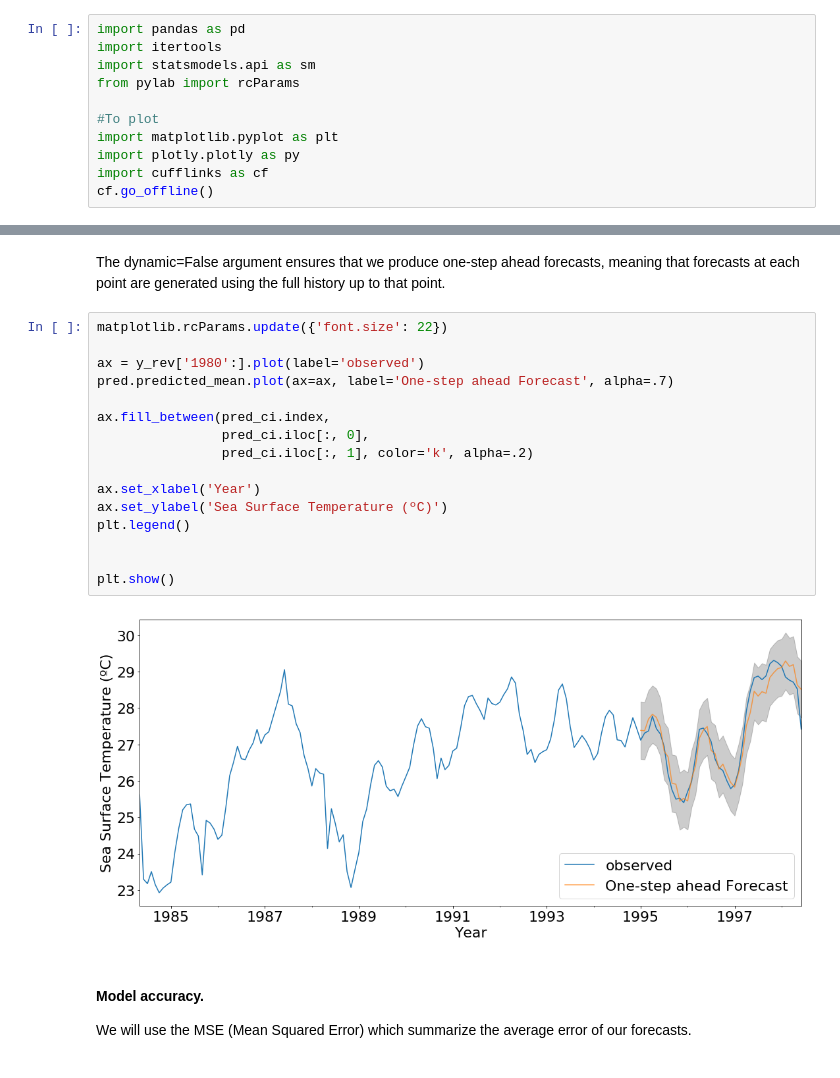
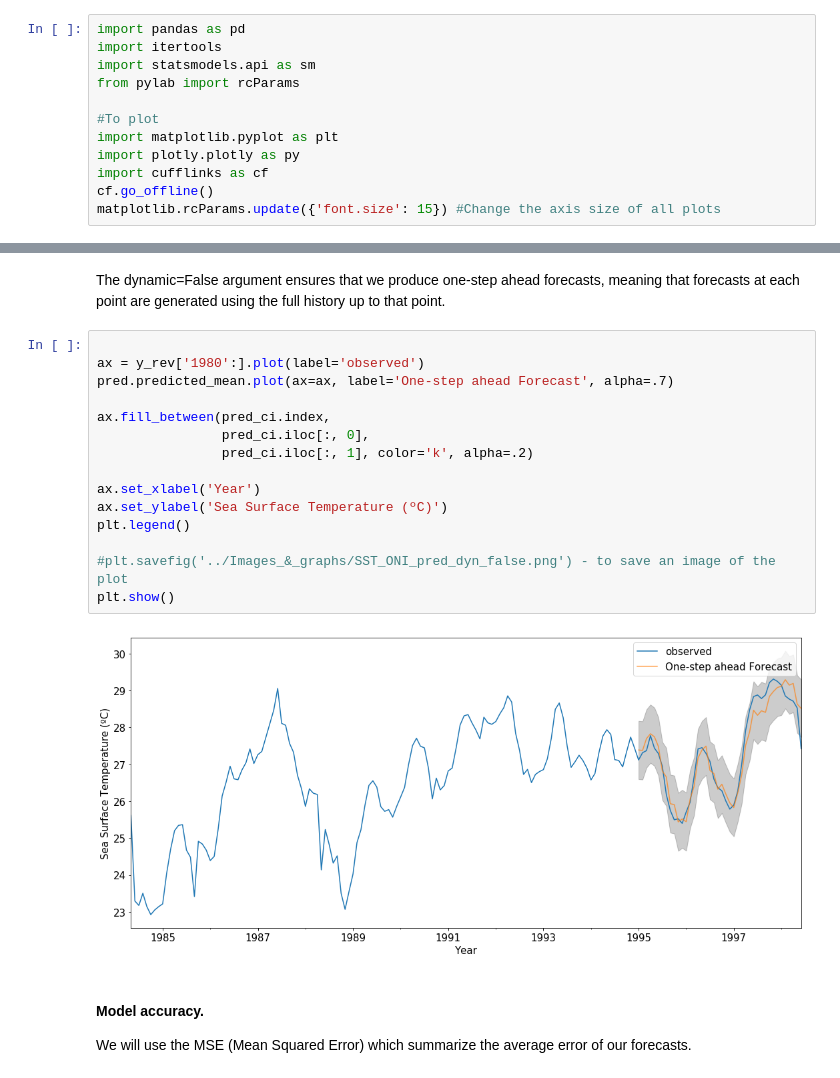
Before and after one commit to dvsun/Final_Project, a Jupyter notebook: Analysis/Time-Series-Analysis-ONI for Sea Surface Temperature.ipynb, the cells around one changed output, grey strips where cells are left out. Drawn from its saved outputs; the diff is of its cells as text.

```diff
--- a/Analysis/Time-Series-Analysis-ONI for Sea Surface Temperature.ipynb
+++ b/Analysis/Time-Series-Analysis-ONI for Sea Surface Temperature.ipynb
@@ -13,6 +13,7 @@ import matplotlib.pyplot as plt
 import plotly.plotly as py
 import cufflinks as cf
 cf.go_offline()
+matplotlib.rcParams.update({'font.size': 15}) #Change the axis size of all plots
 # %% [markdown]
 ### Import and check the data
 # %%
@@ -313,23 +315,22 @@ pred_ci = pred.conf_int()
 # %% [markdown]
 The dynamic=False argument ensures that we produce one-step ahead forecasts, meaning that forecasts at each point are generated using the full history up to that point.
 # %%
-matplotlib.rcParams.update({'font.size': 22})
 
 ax = y_rev['1980':].plot(label='observed')
 pred.predicted_mean.plot(ax=ax, label='One-step ahead Forecast', alpha=.7)
 
 ax.fill_between(pred_ci.index,
                 pred_ci.iloc[:, 0],
                 pred_ci.iloc[:, 1], color='k', alpha=.2)
 
 ax.set_xlabel('Year')
 ax.set_ylabel('Sea Surface Temperature (ºC)')
 plt.legend()
 
-
+#plt.savefig('../Images_&_graphs/SST_ONI_pred_dyn_false.png') - to save an image of the plot
 plt.show()
 # %% [output]
-[figure, old version]
+[figure, new version]
 # %% [markdown]
 #### Model accuracy.
 We will use the MSE (Mean Squared Error) which summarize the average error of our forecasts.
```
Also changed, not shown: parts of 6 cells of this notebook.
